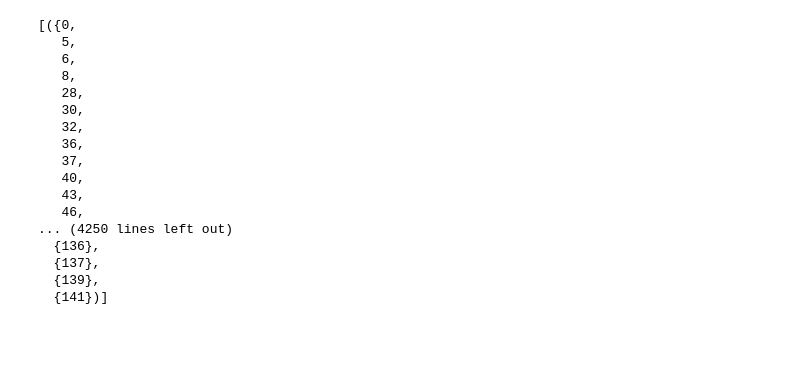
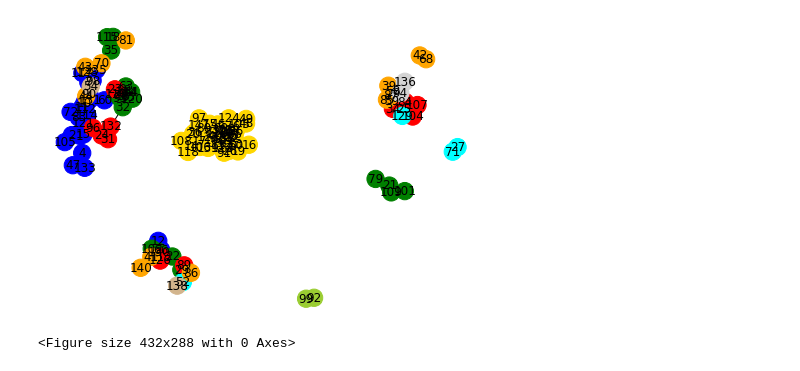
Before and after one commit to euisuk-chung/Graphical-Data-Imputation, a Jupyter notebook: clustering/betweenness.ipynb, the cells around one changed output. Cells and saved outputs as stored; diff of their text form; code cells hidden in the pictures; blank space fills up the shorter version.

Commit message:
Visualize dommunity detection result

```diff
--- a/clustering/betweenness.ipynb
+++ b/clustering/betweenness.ipynb
@@ -64,20 +202,11 @@ plt.savefig('betweenness.jpg')
-# %%
-list(communities)
-# %% [output]
-[({0,
-   5,
-   6,
-   8,
-   28,
-   30,
-   32,
-   36,
-   37,
-   40,
-   43,
-   46,
-... (4250 lines left out)
-  {136},
-  {137},
-  {139},
-  {141})]
+# %%
+new_edge = []
+for k in edge_list:
+    for g in range(len(node_groups)):
+        for i in node_groups[g]:
+            for j in node_groups[g]:
+                # print(k)
+                # print((i,j))
+                if k == (i,j):
+                    # print((i,j))
+                    new_edge.append((i,j))
@@ -83,0 +220,45 @@ list(communities)
+# %%
+G2 = nx.Graph()
+
+for i, node in enumerate(node_groups):
+    # print(node)
+    G2.add_nodes_from(node)
+    G2.add_edges_from(new_edge)
+# %%
+# plt.figure(figsize=(10,10))
+color_map = []
+
+for i, node in enumerate(node_groups):
+    if i == 1:
+        color_map.extend(['blue']*len(node))
+    elif i == 2:
+        color_map.extend(['green']*len(node))
+    elif i == 3:
+        color_map.extend(['red']*len(node))
+    elif i == 4:
+        color_map.extend(['cyan']*len(node))
+
+    elif i == 5:
+        color_map.extend(['orange']*len(node))
+    elif i == 6:
+        color_map.extend(['tan']*len(node))
+    elif i == 7:
+        color_map.extend(['lightgray']*len(node))
+    elif i == 8:
+        color_map.extend(['yellowgreen']*len(node))
+    elif i == 9:
+        color_map.extend(['forestgreen']*len(node))
+    elif i == 10:
+        color_map.extend(['lightsalmon']*len(node))
+    elif i == 11:
+        color_map.extend(['lightcoral']*len(node))
+
+    else:
+        color_map.extend(['gold']*len(node))
+
+nx.draw(G2,  node_color=color_map, with_labels=True, node_size = 300)
+plt.show()
+plt.savefig('original.jpg', dpi=300)
+# %% [output]
+[figure, added]
+<Figure size 432x288 with 0 Axes>
```
Also changed, not shown: parts of 9 cells of this notebook.
